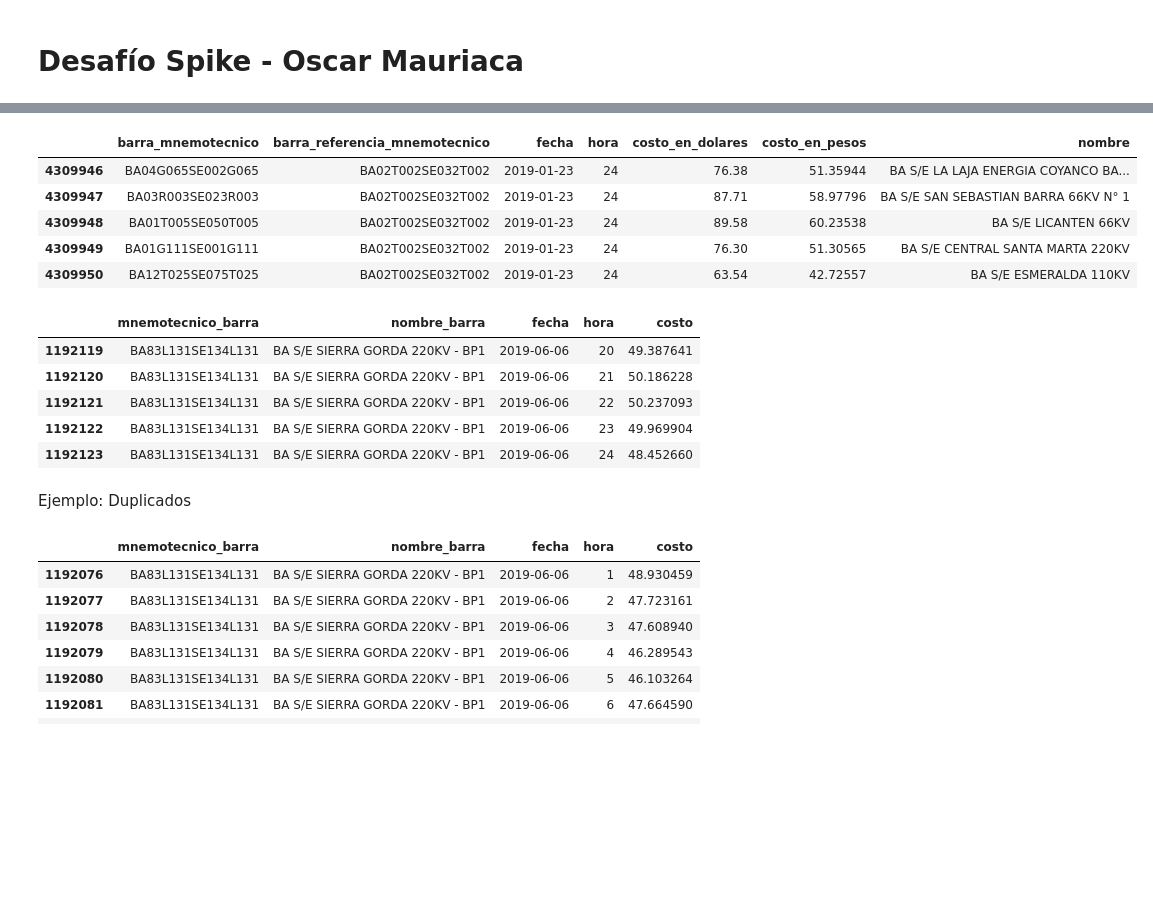
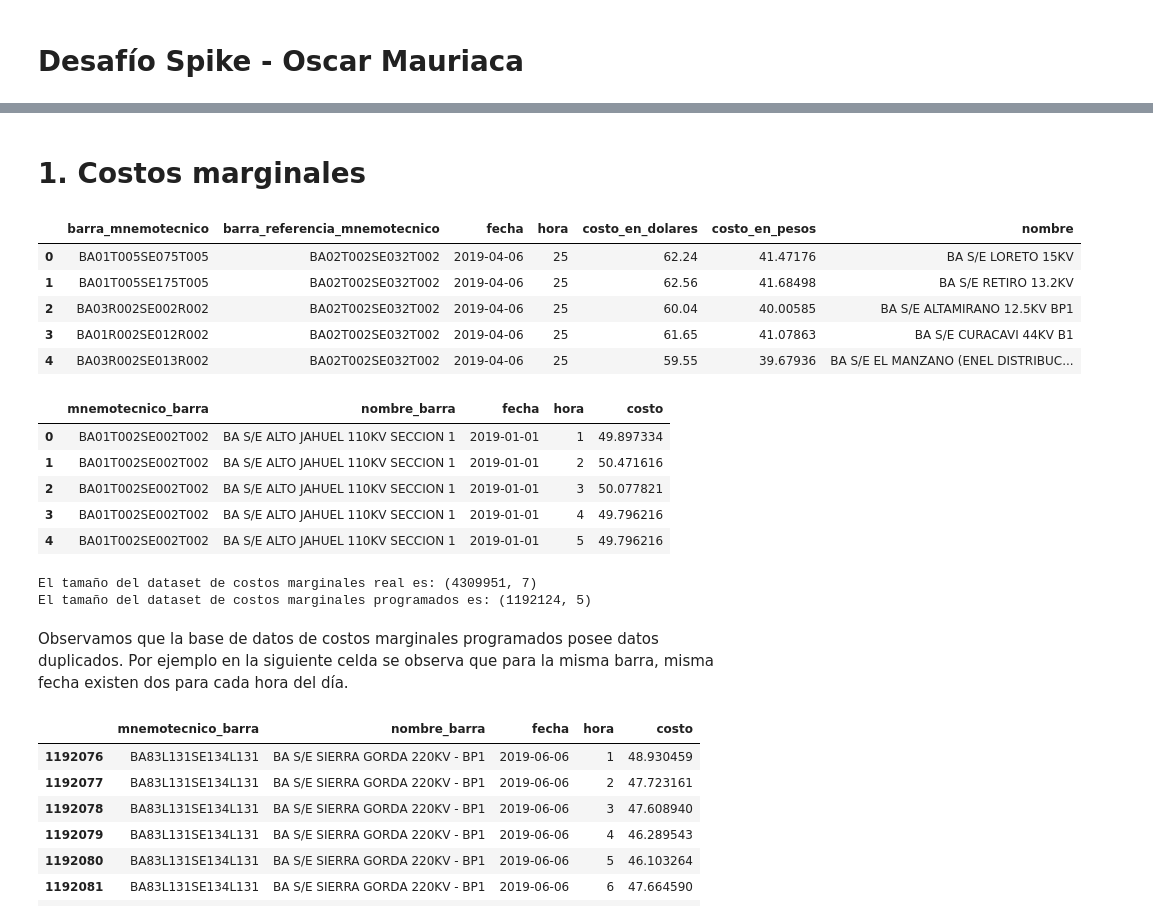
Before and after one commit to xaerincl/Spike-Energia, a Jupyter notebook: Desafio.ipynb, the cells around one changed output, grey strips where cells are left out. Drawn from its saved outputs; the diff is of its cells as text; code cells hidden in the pictures; blank space fills up the shorter version.

```diff
--- a/Desafio.ipynb
+++ b/Desafio.ipynb
@@ -54,26 +12,36 @@ url_base_pred = 'https://storage.googleapis.com/sistema_electrico_chile/base_par
+# %% [markdown]
+# 1. Costos marginales
 # %%
 df_real = pd.read_csv(url_costomg_real)
 df_prog = pd.read_csv(url_costomg_prog)
 # %%
-df_real.tail()
+df_real.head()
 # %% [output]
 |  | barra_mnemotecnico | barra_referencia_mnemotecnico | fecha | hora | costo_en_dolares | costo_en_pesos | nombre |
-| 4309946 | BA04G065SE002G065 | BA02T002SE032T002 | 2019-01-23 | 24 | 76.38 | 51.35944 | BA S/E LA LAJA ENERGIA COYANCO BA... |
-| 4309947 | BA03R003SE023R003 | BA02T002SE032T002 | 2019-01-23 | 24 | 87.71 | 58.97796 | BA S/E SAN SEBASTIAN BARRA 66KV N° 1 |
-| 4309948 | BA01T005SE050T005 | BA02T002SE032T002 | 2019-01-23 | 24 | 89.58 | 60.23538 | BA S/E LICANTEN 66KV |
-| 4309949 | BA01G111SE001G111 | BA02T002SE032T002 | 2019-01-23 | 24 | 76.30 | 51.30565 | BA S/E CENTRAL SANTA MARTA 220KV |
-| 4309950 | BA12T025SE075T025 | BA02T002SE032T002 | 2019-01-23 | 24 | 63.54 | 42.72557 | BA S/E ESMERALDA 110KV |
+| 0 | BA01T005SE075T005 | BA02T002SE032T002 | 2019-04-06 | 25 | 62.24 | 41.47176 | BA S/E LORETO 15KV |
+| 1 | BA01T005SE175T005 | BA02T002SE032T002 | 2019-04-06 | 25 | 62.56 | 41.68498 | BA S/E RETIRO 13.2KV |
+| 2 | BA03R002SE002R002 | BA02T002SE032T002 | 2019-04-06 | 25 | 60.04 | 40.00585 | BA S/E ALTAMIRANO 12.5KV BP1 |
+| 3 | BA01R002SE012R002 | BA02T002SE032T002 | 2019-04-06 | 25 | 61.65 | 41.07863 | BA S/E CURACAVI 44KV B1 |
+| 4 | BA03R002SE013R002 | BA02T002SE032T002 | 2019-04-06 | 25 | 59.55 | 39.67936 | BA S/E EL MANZANO (ENEL DISTRIBUC... |
 # %%
-df_prog.tail()
+df_prog.head()
 # %% [output]
 |  | mnemotecnico_barra | nombre_barra | fecha | hora | costo |
-| 1192119 | BA83L131SE134L131 | BA S/E SIERRA GORDA 220KV - BP1 | 2019-06-06 | 20 | 49.387641 |
-| 1192120 | BA83L131SE134L131 | BA S/E SIERRA GORDA 220KV - BP1 | 2019-06-06 | 21 | 50.186228 |
-| 1192121 | BA83L131SE134L131 | BA S/E SIERRA GORDA 220KV - BP1 | 2019-06-06 | 22 | 50.237093 |
-| 1192122 | BA83L131SE134L131 | BA S/E SIERRA GORDA 220KV - BP1 | 2019-06-06 | 23 | 49.969904 |
-| 1192123 | BA83L131SE134L131 | BA S/E SIERRA GORDA 220KV - BP1 | 2019-06-06 | 24 | 48.452660 |
+| 0 | BA01T002SE002T002 | BA S/E ALTO JAHUEL 110KV SECCION 1 | 2019-01-01 | 1 | 49.897334 |
+| 1 | BA01T002SE002T002 | BA S/E ALTO JAHUEL 110KV SECCION 1 | 2019-01-01 | 2 | 50.471616 |
+| 2 | BA01T002SE002T002 | BA S/E ALTO JAHUEL 110KV SECCION 1 | 2019-01-01 | 3 | 50.077821 |
+| 3 | BA01T002SE002T002 | BA S/E ALTO JAHUEL 110KV SECCION 1 | 2019-01-01 | 4 | 49.796216 |
+| 4 | BA01T002SE002T002 | BA S/E ALTO JAHUEL 110KV SECCION 1 | 2019-01-01 | 5 | 49.796216 |
-# %% [markdown]
-Ejemplo: Duplicados
+# %%
+print(f'El tamaño del dataset de costos marginales real es: {df_real.shape}')
+print(f'El tamaño del dataset de costos marginales programados es: {df_prog.shape}')
+# %% [output]
+El tamaño del dataset de costos marginales real es: (4309951, 7)
+El tamaño del dataset de costos marginales programados es: (1192124, 5)
+# %% [markdown]
+
+
+Observamos que la base de datos de costos marginales programados posee datos duplicados. Por ejemplo en la siguiente celda se observa que para la misma barra, misma fecha existen dos para cada hora del día.
 # %%
 df_prog[(df_prog['mnemotecnico_barra']=='BA83L131SE134L131') & (df_prog['fecha']=='2019-06-06')]
 # %% [output]
```
Also changed, not shown: parts of 128 cells of this notebook.
